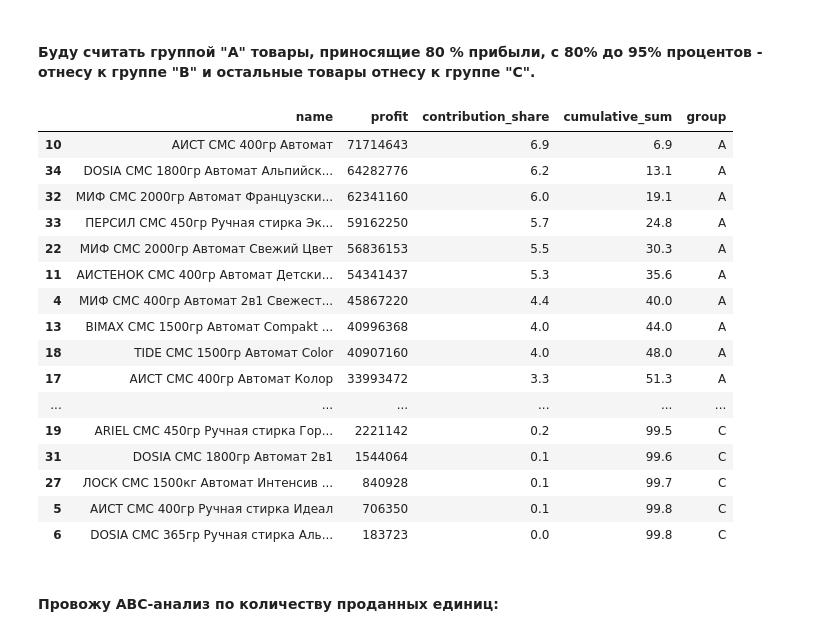
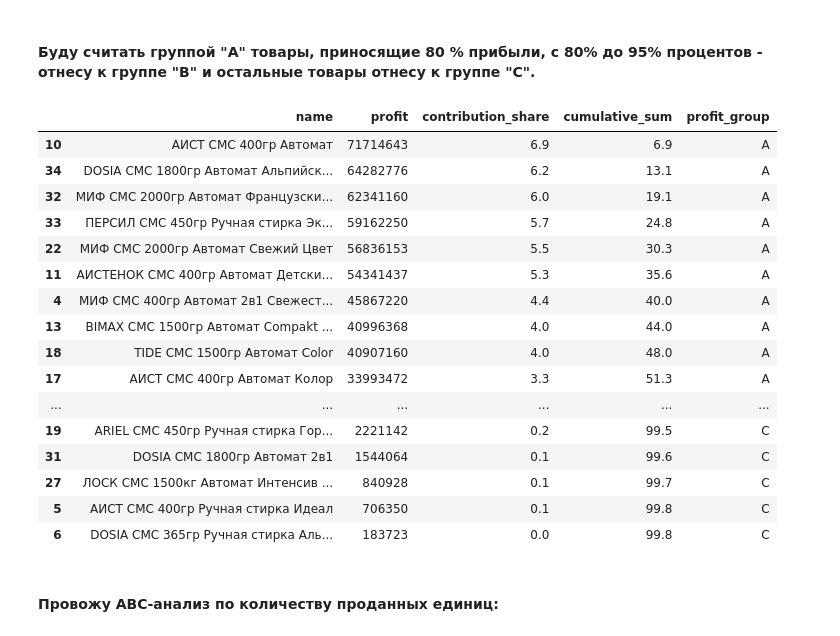
Before and after one commit to SergeyOshemkov/My-data-analysis-in-Python, a Jupyter notebook: ABC and xyz tests/ABC_and_xyz_analysis.ipynb, the cells around one changed output. Cells and saved outputs as stored; diff of their text form; code cells hidden in the pictures.

```diff
--- a/ABC and xyz tests/ABC_and_xyz_analysis.ipynb
+++ b/ABC and xyz tests/ABC_and_xyz_analysis.ipynb
@@ -125,11 +125,11 @@ def ABC(x):
 
     return classs
 # %%
-df_profit['group'] = df_profit.cumulative_sum.apply(ABC)
+df_profit['profit_group'] = df_profit.cumulative_sum.apply(ABC)
 
 df_profit
 # %% [output]
-|  | name | profit | contribution_share | cumulative_sum | group |
+|  | name | profit | contribution_share | cumulative_sum | profit_group |
 | 10 | АИСТ СМС 400гр Автомат | 71714643 | 6.9 | 6.9 | A |
 | 34 | DOSIA СМС 1800гр Автомат Альпийск... | 64282776 | 6.2 | 13.1 | A |
 | 32 | МИФ СМС 2000гр Автомат Французски... | 62341160 | 6.0 | 19.1 | A |
```
Also changed, not shown: parts of 19 cells of this notebook.
